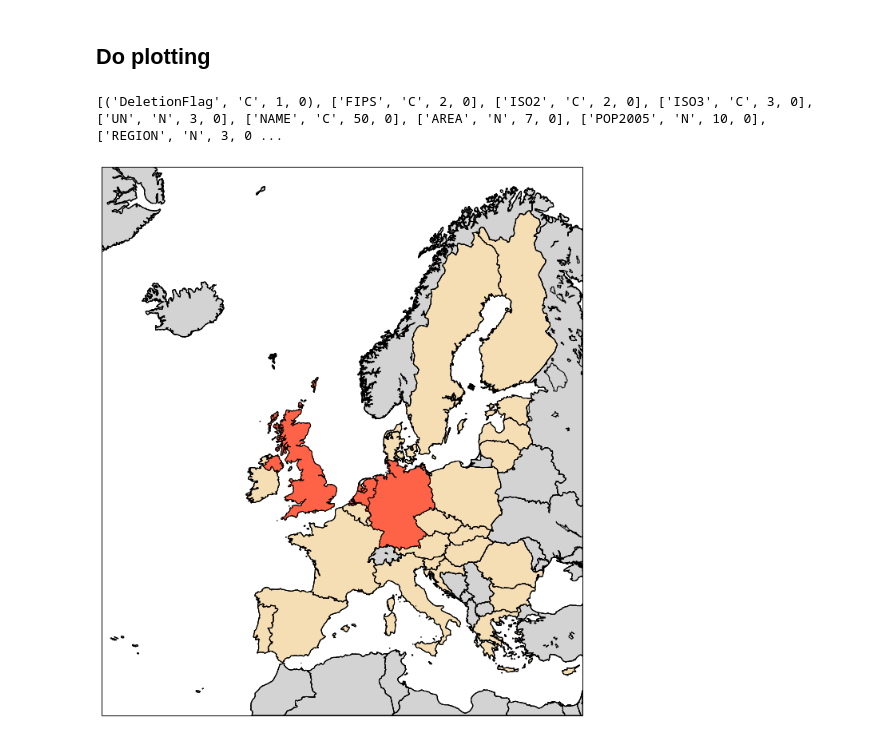
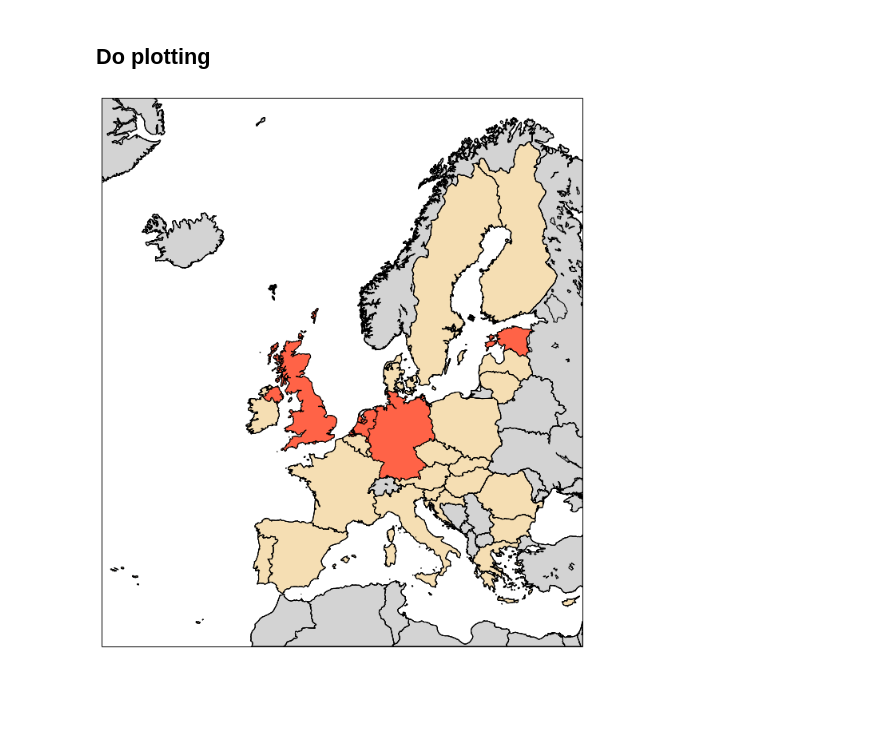
Before and after one commit to pygeo/countrymap, a Jupyter notebook: europe_map.ipynb, the cells around one changed output. Cells and saved outputs as stored; diff of their text form; code cells hidden in the pictures; blank space fills up the shorter version.

```diff
--- a/europe_map.ipynb
+++ b/europe_map.ipynb
@@ -119,17 +121,16 @@ class Map(object):
 # %%
 # create map
 M = Map()
 M.read_shape(shpname)
 M.draw()
 d=np.loadtxt('countries.txt', skiprows=1, dtype='str', delimiter='\t')
 memberstates=[]
 for r in d:
     memberstates.append(r)
 
 M.draw_details(memberstates, color='wheat')  # plot EU memberstates
-M.draw_details(['Germany','United Kingdom','Netherlands'], color='tomato')  # plot some more countries
+M.draw_details(['Germany','United Kingdom','Netherlands', 'Estonia'], color='tomato')  # plot some more countries
 
 M.ax.figure.savefig('countries.png', dpi=200, bbox_inches='tight')
 # %% [output]
-[('DeletionFlag', 'C', 1, 0), ['FIPS', 'C', 2, 0], ['ISO2', 'C', 2, 0], ['ISO3', 'C', 3, 0], ['UN', 'N', 3, 0], ['NAME', 'C', 50, 0], ['AREA', 'N', 7, 0], ['POP2005', 'N', 10, 0], ['REGION', 'N', 3, 0 ...
-[figure, old version]
+[figure, new version]
```
Also changed, not shown: parts of 1 cell of this notebook.
